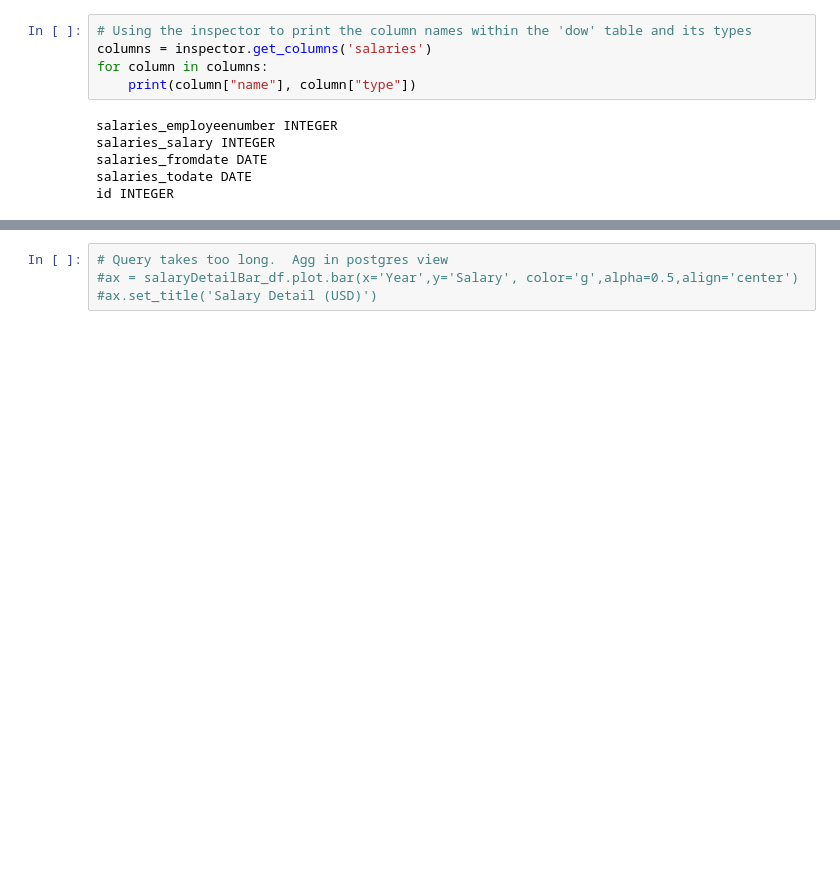
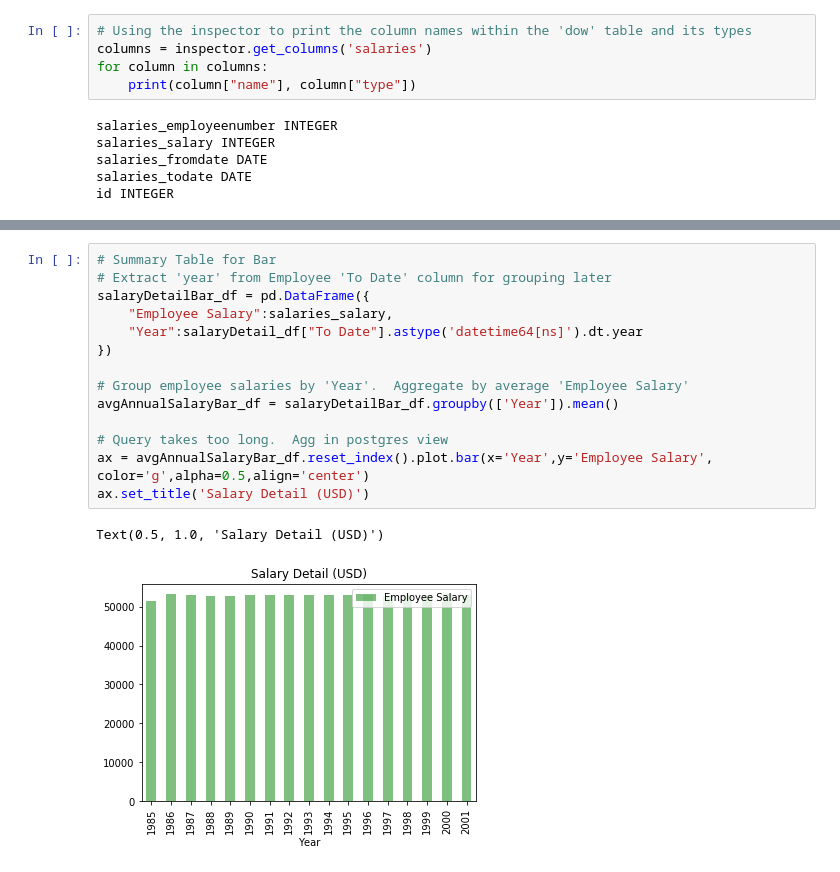
Before and after one commit to kirpatrick/sql-challenge, a Jupyter notebook: EmployeeSQL/employeeSQL_salaryAnalysis.ipynb, the cells around one changed output, grey strips where cells are left out. Saved outputs shown, nothing was run; the diff lists cells and outputs as text; blank space fills up the shorter version.

```diff
--- a/EmployeeSQL/employeeSQL_salaryAnalysis.ipynb
+++ b/EmployeeSQL/employeeSQL_salaryAnalysis.ipynb
@@ -227,4 +169,17 @@ array([[<matplotlib.axes._subplots.AxesSubplot object at 0x...>]],
 # %%
+# Summary Table for Bar
+# Extract 'year' from Employee 'To Date' column for grouping later
+salaryDetailBar_df = pd.DataFrame({
+    "Employee Salary":salaries_salary,
+    "Year":salaryDetail_df["To Date"].astype('datetime64[ns]').dt.year
+})
+
+# Group employee salaries by 'Year'.  Aggregate by average 'Employee Salary'
+avgAnnualSalaryBar_df = salaryDetailBar_df.groupby(['Year']).mean()
+
 # Query takes too long.  Agg in postgres view
-#ax = salaryDetailBar_df.plot.bar(x='Year',y='Salary', color='g',alpha=0.5,align='center')
-#ax.set_title('Salary Detail (USD)')
+ax = avgAnnualSalaryBar_df.reset_index().plot.bar(x='Year',y='Employee Salary', color='g',alpha=0.5,align='center')
+ax.set_title('Salary Detail (USD)')
+# %% [output]
+Text(0.5, 1.0, 'Salary Detail (USD)')
+[figure, added]
```
Also changed, not shown: parts of 42 cells of this notebook, 2 other files.
